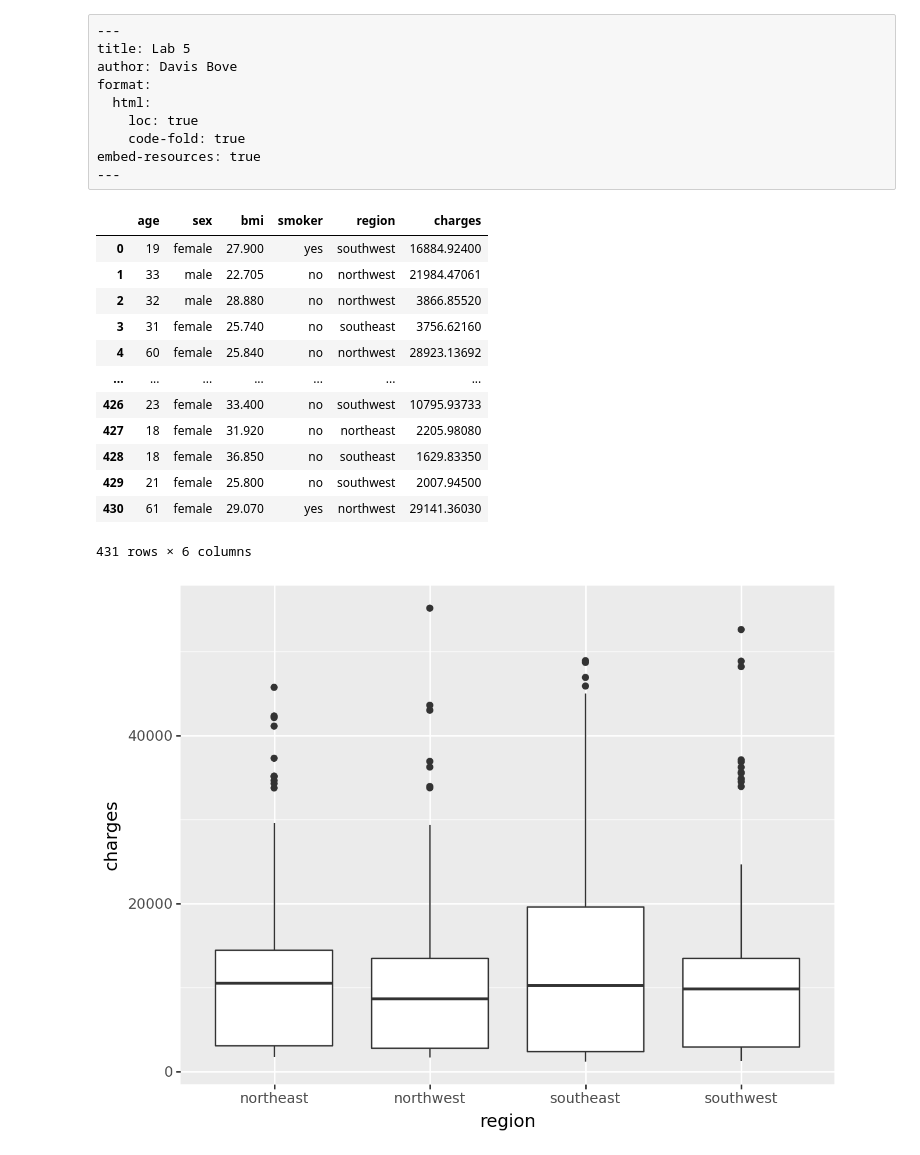
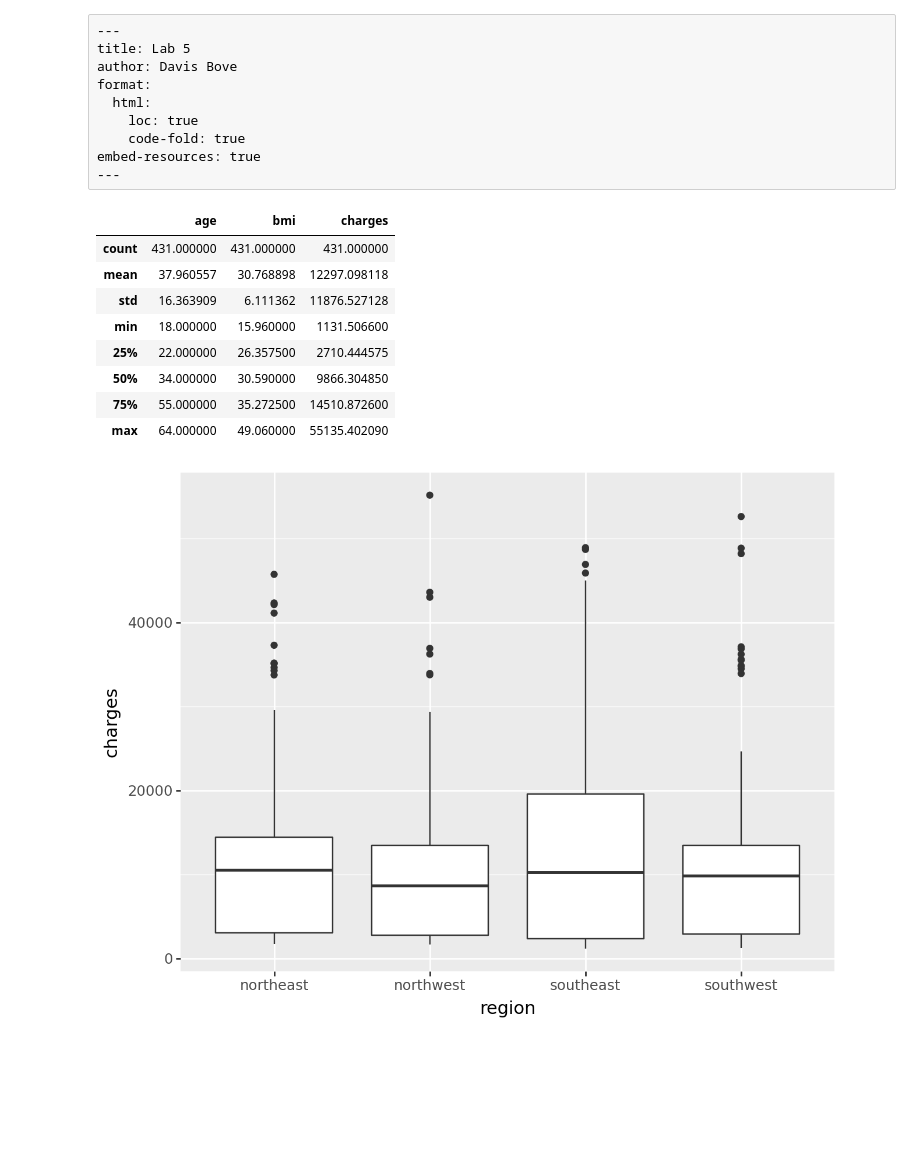
Before and after one commit to davisbove/GSB_544, a Jupyter notebook: Lab_5/lab_5.ipynb, the cells around one changed output. Saved outputs shown, nothing was run; the diff lists cells and outputs as text; code cells hidden in the pictures; blank space fills up the shorter version.

```diff
--- a/Lab_5/lab_5.ipynb
+++ b/Lab_5/lab_5.ipynb
@@ -21,30 +22,25 @@ from plotnine import ggplot, geom_boxplot, geom_density, geom_bar, geom_point, a
 # %%
 #Part one: Data Exploration
 #Importing data
 Data = pd.read_csv("https://www.dropbox.com/s/bocjjyo1ehr5auz/insurance_costs_1.csv?dl=1")
 Data.head()
 #first thing I notice is that Sex, and smoker will need to be dummified
 
 Data["sex"].value_counts()
 #Only male and female recorded, no NA
 Data["smoker"].value_counts()
 #Only yes and no, no NA
 Data.describe()
-Data
 # %% [output]
-|  | age | sex | bmi | smoker | region | charges |
-| 0 | 19 | female | 27.900 | yes | southwest | 16884.92400 |
-| 1 | 33 | male | 22.705 | no | northwest | 21984.47061 |
-| 2 | 32 | male | 28.880 | no | northwest | 3866.85520 |
-| 3 | 31 | female | 25.740 | no | southeast | 3756.62160 |
-| 4 | 60 | female | 25.840 | no | northwest | 28923.13692 |
-| ... | ... | ... | ... | ... | ... | ... |
-| 426 | 23 | female | 33.400 | no | southwest | 10795.93733 |
-| 427 | 18 | female | 31.920 | no | northeast | 2205.98080 |
-| 428 | 18 | female | 36.850 | no | southeast | 1629.83350 |
-| 429 | 21 | female | 25.800 | no | southwest | 2007.94500 |
-| 430 | 61 | female | 29.070 | yes | northwest | 29141.36030 |
+|  | age | bmi | charges |
+| count | 431.000000 | 431.000000 | 431.000000 |
+| mean | 37.960557 | 30.768898 | 12297.098118 |
+| std | 16.363909 | 6.111362 | 11876.527128 |
+| min | 18.000000 | 15.960000 | 1131.506600 |
+| 25% | 22.000000 | 26.357500 | 2710.444575 |
+| 50% | 34.000000 | 30.590000 | 9866.304850 |
+| 75% | 55.000000 | 35.272500 | 14510.872600 |
+| max | 64.000000 | 49.060000 | 55135.402090 |
-431 rows × 6 columns
 # %%
 (ggplot(Data, aes(x = "region", y = "charges")) + geom_boxplot())
 # %% [output]
```
Also changed, not shown: parts of 68 cells of this notebook, 4 other files.
